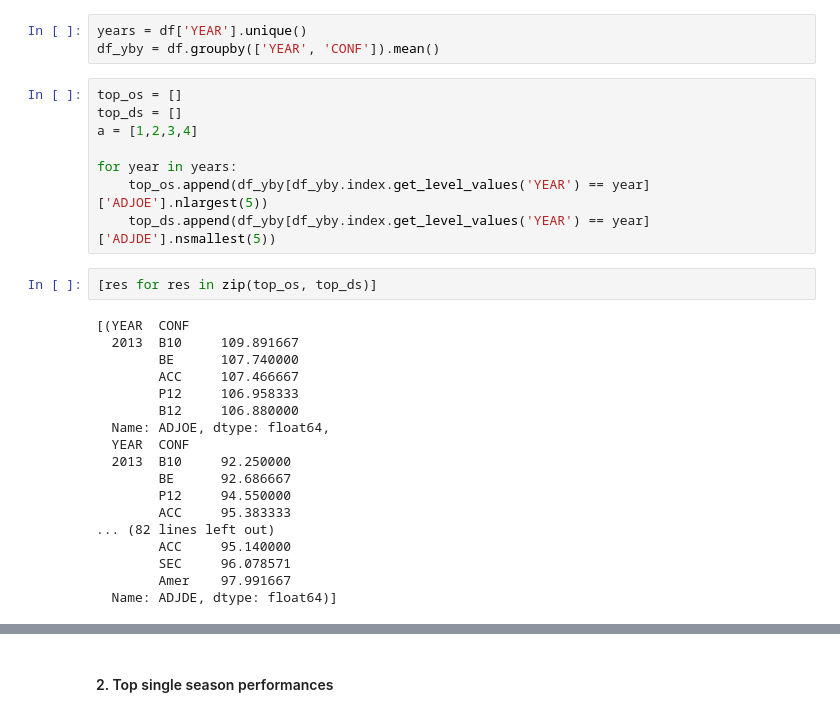
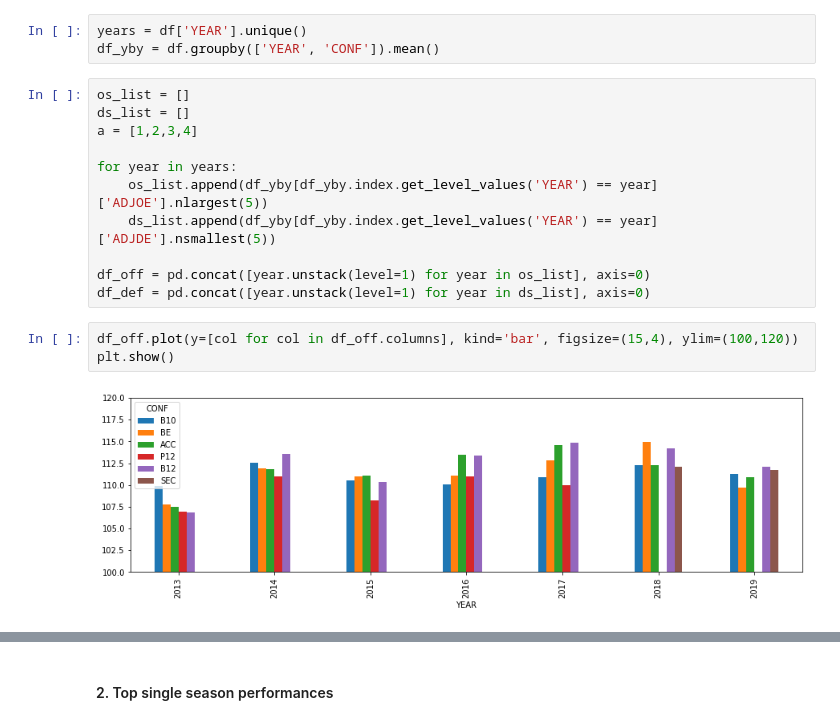
Before and after one commit to DBeick/college-basketball, a Jupyter notebook: main.ipynb, the cells around one changed output, grey strips where cells are left out. Drawn from its saved outputs; the diff is of its cells as text.

Commit message:
Filled missing README info, added visuals and cleaned up main

```diff
--- a/main.ipynb
+++ b/main.ipynb
@@ -16,30 +17,18 @@ df = pd.read_csv('datasets/cbbAll.csv')
 years = df['YEAR'].unique()
 df_yby = df.groupby(['YEAR', 'CONF']).mean()
 # %%
-top_os = []
-top_ds = []
+os_list = []
+ds_list = []
 a = [1,2,3,4]
 
 for year in years:
-    top_os.append(df_yby[df_yby.index.get_level_values('YEAR') == year]['ADJOE'].nlargest(5))
-    top_ds.append(df_yby[df_yby.index.get_level_values('YEAR') == year]['ADJDE'].nsmallest(5))
+    os_list.append(df_yby[df_yby.index.get_level_values('YEAR') == year]['ADJOE'].nlargest(5))
+    ds_list.append(df_yby[df_yby.index.get_level_values('YEAR') == year]['ADJDE'].nsmallest(5))
+
+df_off = pd.concat([year.unstack(level=1) for year in os_list], axis=0)
+df_def = pd.concat([year.unstack(level=1) for year in ds_list], axis=0)
-# %%
-[res for res in zip(top_os, top_ds)]
-# %% [output]
-[(YEAR  CONF
-  2013  B10     109.891667
-        BE      107.740000
-        ACC     107.466667
-        P12     106.958333
-        B12     106.880000
-  Name: ADJOE, dtype: float64,
-  YEAR  CONF
-  2013  B10     92.250000
-        BE      92.686667
-        P12     94.550000
-        ACC     95.383333
-... (82 lines left out)
-        ACC     95.140000
-        SEC     96.078571
-        Amer    97.991667
-  Name: ADJDE, dtype: float64)]
+# %%
+df_off.plot(y=[col for col in df_off.columns], kind='bar', figsize=(15,4), ylim=(100,120))
+plt.show()
+# %% [output]
+[figure, added]
```
Also changed, not shown: parts of 34 cells of this notebook, 1 other file.
